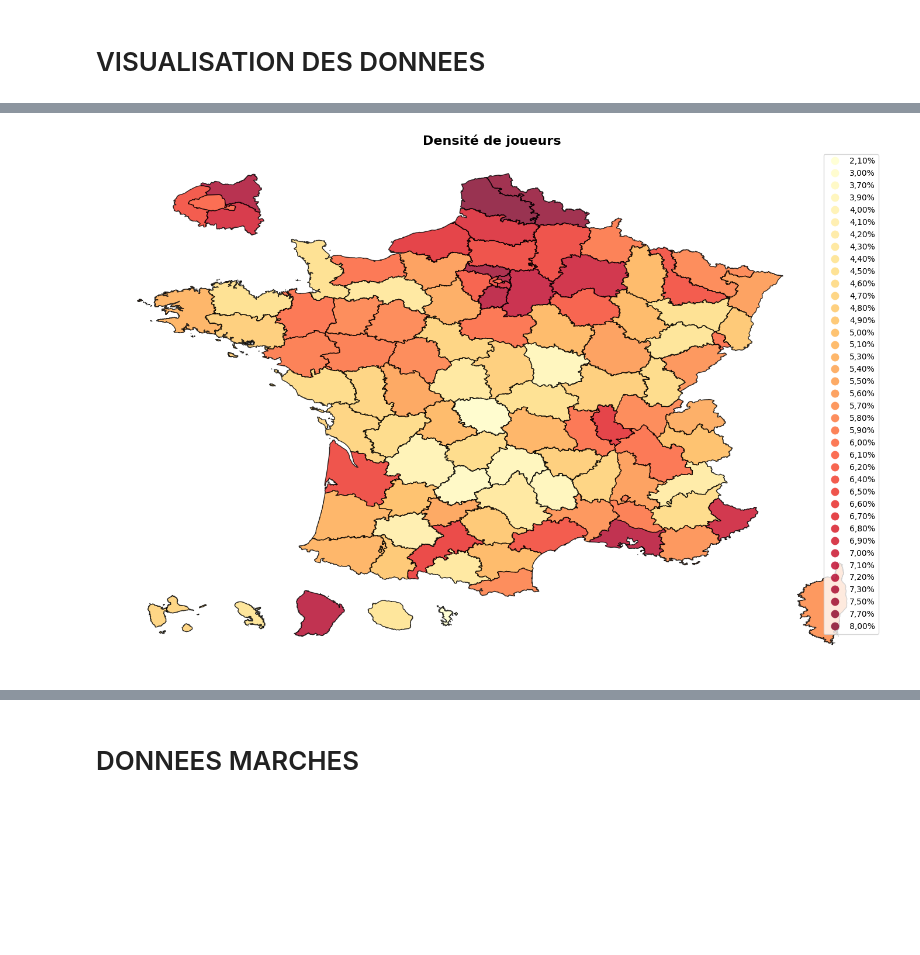
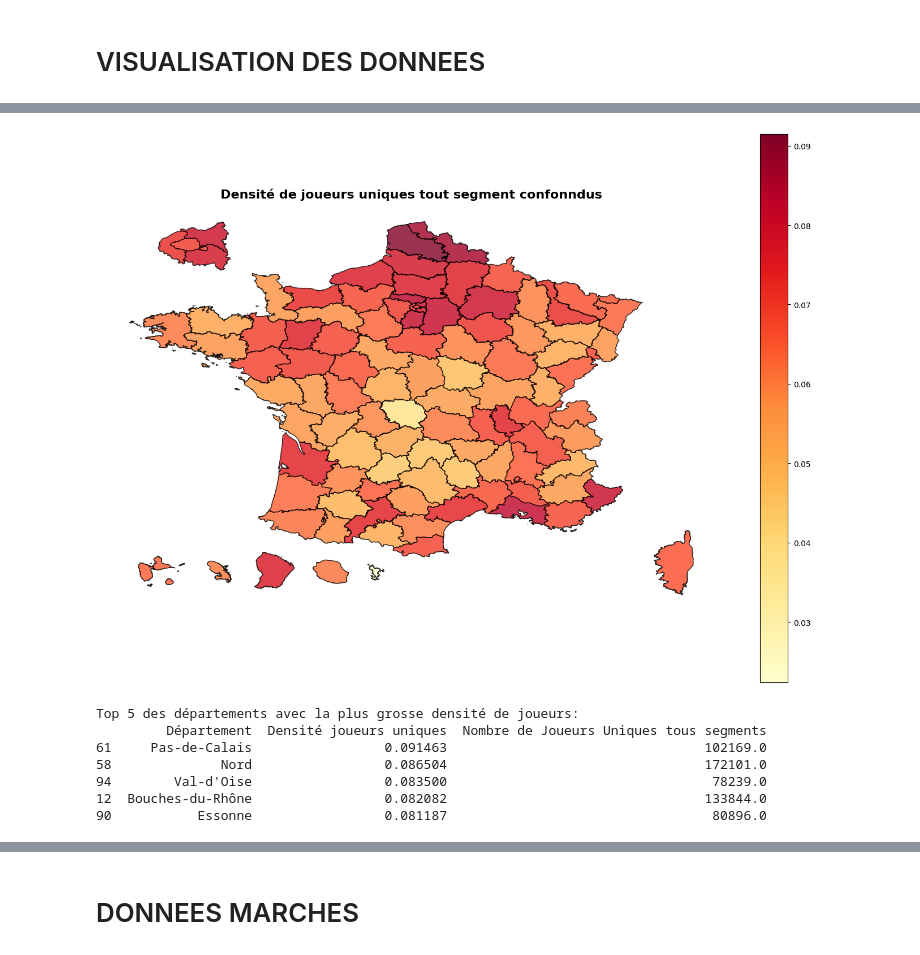
Before and after one commit to Juleslapeuf/ANJ_project, a Jupyter notebook: ANJ_Data.ipynb, the cells around one changed output, grey strips where cells are left out. Saved outputs shown, nothing was run; the diff lists cells and outputs as text; code cells hidden in the pictures; blank space fills up the shorter version.

```diff
--- a/ANJ_Data.ipynb
+++ b/ANJ_Data.ipynb
@@ -178,0 +186,22 @@ len(joueurs_geo)
+# %%
+cols = ['densite_po', 'densite_ps', 'densite_ph']
+
+for col in cols:
+    joueurs_geo[col] = pd.to_numeric(
+        joueurs_geo[col]
+            .astype(str)
+            .str.replace(',', '.', regex=False)
+            .str.rstrip('%'),
+        errors='coerce'
+    ) / 100
+# %%
+# On complète les autres densités
+joueurs_geo['densite_joueurs_uniques'] = joueurs_geo['nb_joueurs_uniques'] / joueurs_geo['pop']
+
+joueurs_geo['nb_interdit_vol_2023'] = pd.to_numeric(joueurs_geo['nb_interdit_vol_2023'], errors='coerce')
+joueurs_geo['nb_interdit_vol_2024'] = pd.to_numeric(joueurs_geo['nb_interdit_vol_2024'], errors='coerce')
+
+joueurs_geo['densite_interdit_2023'] = joueurs_geo['nb_interdit_vol_2023'] / joueurs_geo['pop']
+joueurs_geo['densite_interdit_2024'] = joueurs_geo['nb_interdit_vol_2024'] / joueurs_geo['pop']
+
+joueurs_geo['joueurs_pour_interdit'] = joueurs_geo['nb_joueurs_uniques'] / joueurs_geo['nb_interdit_vol_2024']
@@ -231,24 +562,37 @@ plt.show()
 # %%
+top_5_densité = joueurs_geo.nlargest(5, 'Densité joueurs uniques')[['Département', 'Densité joueurs uniques', 'Nombre de Joueurs Uniques tous segments']]
+
+
 # Créer la carte avec la colonne "Nombre de joueurs de paris sportifs"
 fig, ax = plt.subplots(figsize=(14, 10))
 
 # Enlever les NaN pour la visualisation et garder le GeoDataFrame
-joueurs_geo_map = joueurs_geo[joueurs_geo['Densité Paris Sportifs'].notna()].copy()
+joueurs_geo_map = joueurs_geo[joueurs_geo['Densité joueurs uniques'].notna()].copy()
 joueurs_geo_map = gpd.GeoDataFrame(joueurs_geo_map, geometry='geometry')
 
 # Créer la choroplèthe
 joueurs_geo_map.plot(
-    column='Densité Paris Sportifs',
+    column='Densité joueurs uniques',
     ax=ax,
     legend=True,
     cmap='YlOrRd',
     edgecolor='k',
     alpha=0.8
 )
 
-ax.set_title('Densité de joueurs', fontsize=16, fontweight='bold')
+ax.set_title('Densité de joueurs uniques tout segment confonndus', fontsize=16, fontweight='bold')
 ax.set_axis_off()
 plt.tight_layout()
 plt.show()
+
+print("Top 5 des départements avec la plus grosse densité de joueurs:")
+print(top_5_densité.to_string())
 # %% [output]
-[figure, old version]
+[figure, new version]
+Top 5 des départements avec la plus grosse densité de joueurs:
+         Département  Densité joueurs uniques  Nombre de Joueurs Uniques tous segments
+61     Pas-de-Calais                 0.091463                                 102169.0
+58              Nord                 0.086504                                 172101.0
+94        Val-d'Oise                 0.083500                                  78239.0
+12  Bouches-du-Rhône                 0.082082                                 133844.0
+90           Essonne                 0.081187                                  80896.0
```
Also changed, not shown: parts of 56 cells of this notebook, 1 other file.
